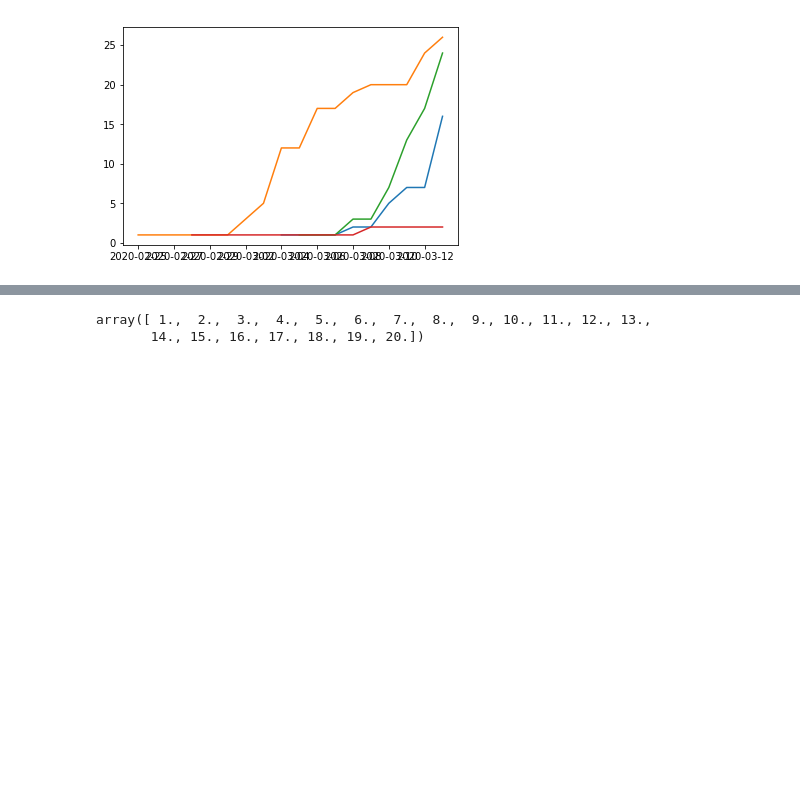
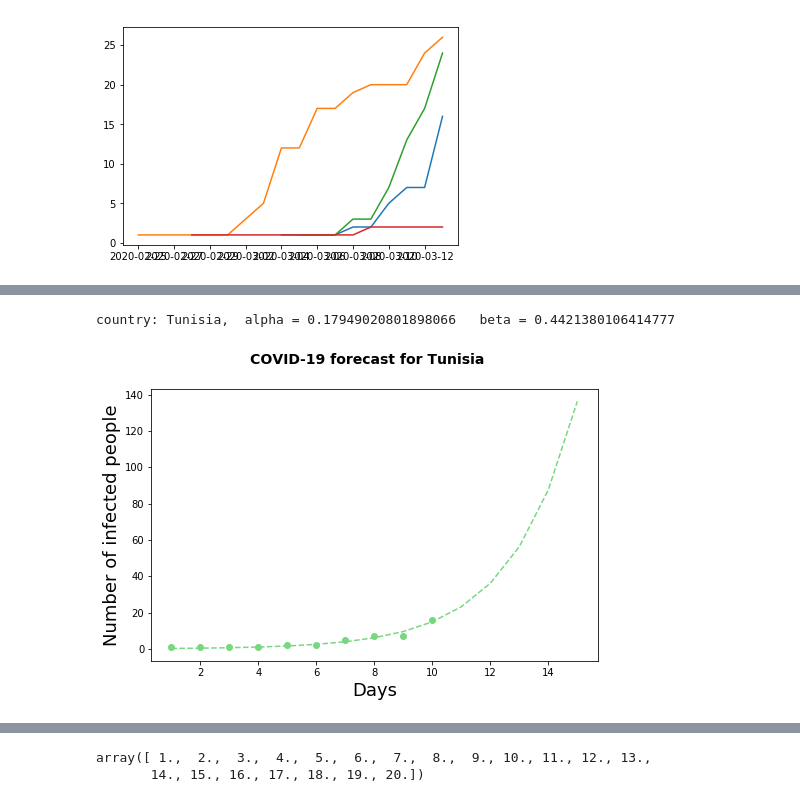
Before and after one commit to hothman/data_science, a Jupyter notebook: covid-19/notebook/Untitled.ipynb, the cells around one changed output, grey strips where cells are left out. Drawn from its saved outputs; the diff is of its cells as text; code cells hidden in the pictures; blank space fills up the shorter version.

```diff
--- a/covid-19/notebook/Untitled.ipynb
+++ b/covid-19/notebook/Untitled.ipynb
@@ -70,29 +71,3 @@ plt.plot(Nigeria.date, Nigeria.cumulative_count )
 # %% [output]
 [<matplotlib.lines.Line2D at 0x...>]
 [figure]
-# %%
-import random
-import matplotlib.colors as col
-import itertools
-
-def random_col(alpha=1, keep_alpha=False):
-    r = random.random()
-    g = random.random()
-    b = random.random()
-    return col.to_hex((r, g, b, alpha), keep_alpha=keep_alpha)
-print(random_col() )
-
-def wrap(countries, dataframe):
-    number_of_panels = len(countries)
-    fig, axs = plt.subplots(number_of_panels, 1 )
-    for country in countries:
-        idx = countries.index(country)
-
-        clean = clean_data(dataframe, country)
-        popt, pcov = curve_fitting(clean)
-        print("country: {0},  alpha = {1}   beta = {2}".format(country, popt[0], popt[1]) )
-        plot1, plot2 = plot_exp_forecast(clean, popt, 5, color = random_col() )
-
-
-
-wrap(["Tunisia", "Morocco", "Algeria", "South Africa"], data)
@@ -126,0 +171,5 @@ plt.plot(days, expgrowth(days, *popt),"--",color ="blue")
+# %%
+wrap(["Tunisia"], data)
+# %% [output]
+country: Tunisia,  alpha = 0.17949020801898066   beta = 0.4421380106414777
+[figure, added]
```
Also changed, not shown: parts of 10 cells of this notebook, 1 other file.
